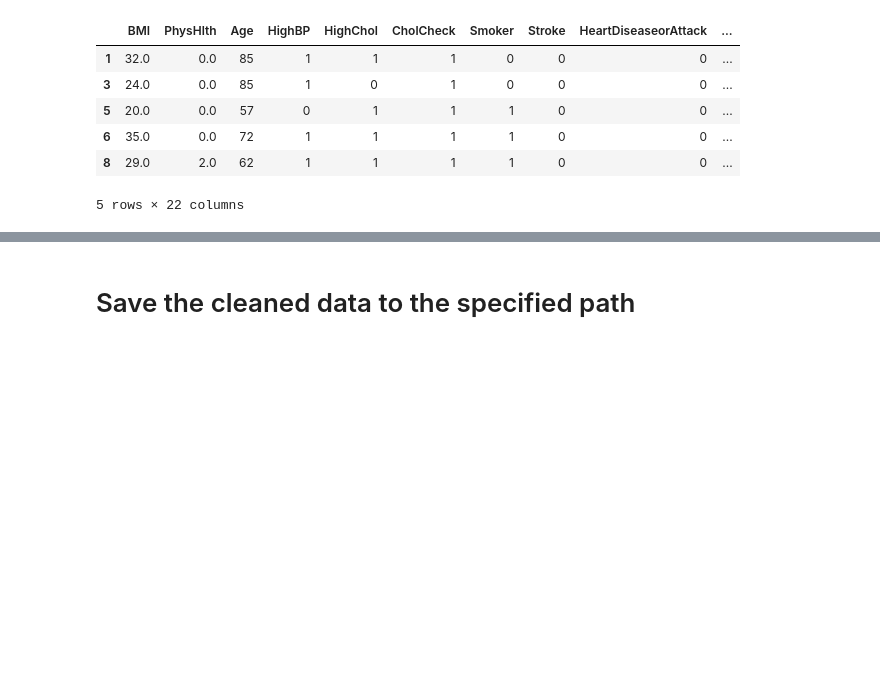
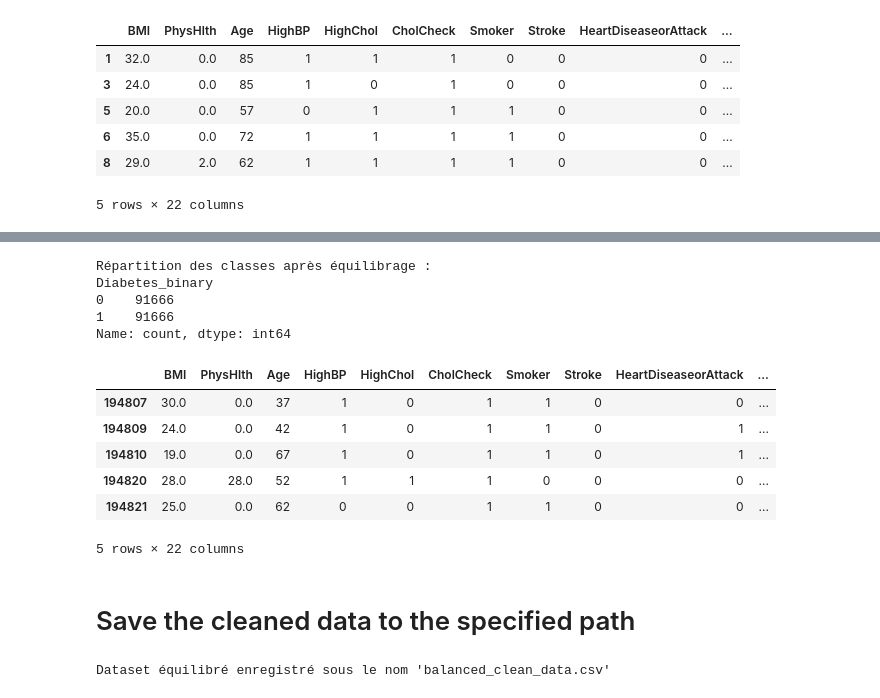
Before and after one commit to HAS1ELB/cdc-diabetes-health-indicators, a Jupyter notebook: EDA/data_cleaning.ipynb, the cells around one changed output, grey strips where cells are left out. Drawn from its saved outputs; the diff is of its cells as text; code cells hidden in the pictures; blank space fills up the shorter version.

Commit message:
baancing data

```diff
--- a/EDA/data_cleaning.ipynb
+++ b/EDA/data_cleaning.ipynb
@@ -94,5 +120,31 @@ df.head()
+# %%
+# Vérification de la répartition des classes après équilibrage
+print("\nRépartition des classes après équilibrage :")
+print(balanced_data['Diabetes_binary'].value_counts())
+# %% [output]
+Répartition des classes après équilibrage :
+Diabetes_binary
+0    91666
+1    91666
+Name: count, dtype: int64
+# %%
+df.tail()
+# %% [output]
+|  | BMI | PhysHlth | Age | HighBP | HighChol | CholCheck | Smoker | Stroke | HeartDiseaseorAttack | ... |
+| 194807 | 30.0 | 0.0 | 37 | 1 | 0 | 1 | 1 | 0 | 0 | ... |
+| 194809 | 24.0 | 0.0 | 42 | 1 | 0 | 1 | 1 | 0 | 1 | ... |
+| 194810 | 19.0 | 0.0 | 67 | 1 | 0 | 1 | 1 | 0 | 1 | ... |
+| 194820 | 28.0 | 28.0 | 52 | 1 | 1 | 1 | 0 | 0 | 0 | ... |
+| 194821 | 25.0 | 0.0 | 62 | 0 | 0 | 1 | 1 | 0 | 0 | ... |
+5 rows × 22 columns
 # %% [markdown]
 # Save the cleaned data to the specified path
 # %%
 cleaned_data_path = '../data/clean_data.csv'
 df.to_csv(cleaned_data_path, index=False)
+# %%
+# Enregistrement du nouveau dataset équilibré
+balanced_data.to_csv('../data/balanced_clean_data.csv', index=False)
+print("\nDataset équilibré enregistré sous le nom 'balanced_clean_data.csv'")
+# %% [output]
+Dataset équilibré enregistré sous le nom 'balanced_clean_data.csv'
```
Also changed, not shown: parts of 7 cells of this notebook, 5 other files.
